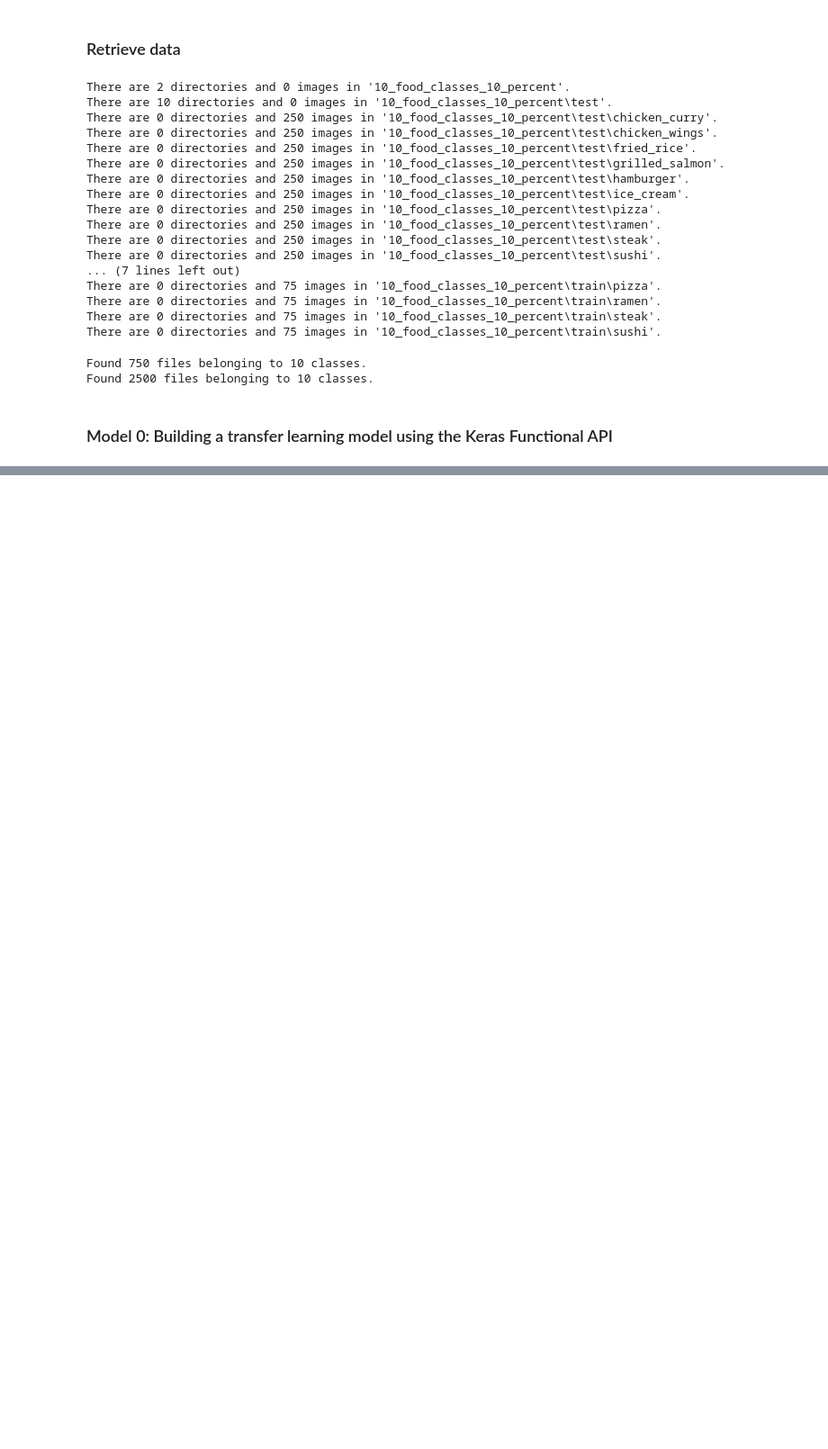
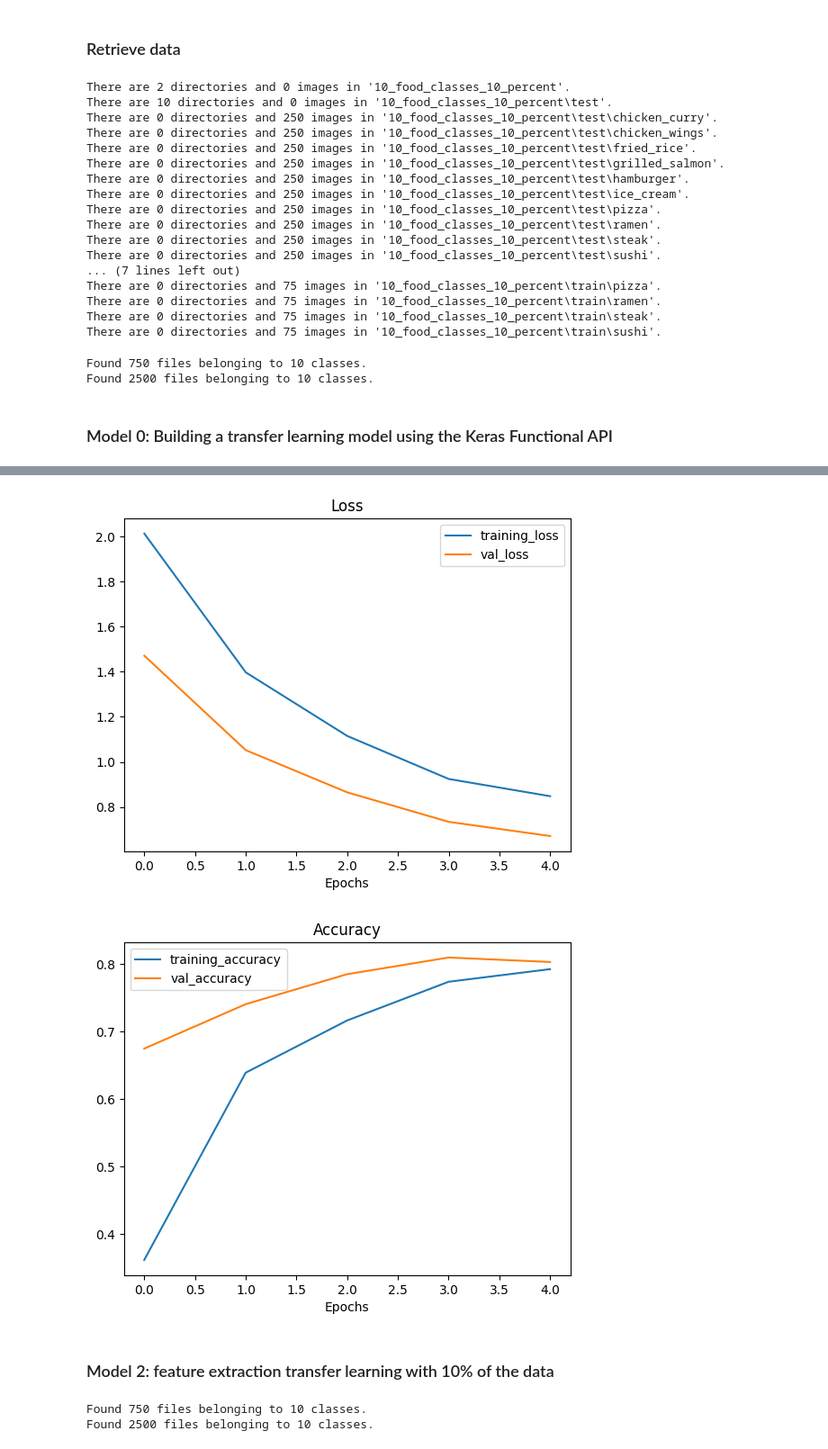
Before and after one commit to Eniss10/tensorflow-certification-prep, a Jupyter notebook: TensorFlow_Certification_Preparation_Transfer_Learning_Part_2.ipynb, the cells around one changed output, grey strips where cells are left out. Shown: that part at 90% size. Cells and saved outputs as stored; diff of their text form; code cells hidden in the pictures; blank space fills up the shorter version.

```diff
--- a/TensorFlow_Certification_Preparation_Transfer_Learning_Part_2.ipynb
+++ b/TensorFlow_Certification_Preparation_Transfer_Learning_Part_2.ipynb
@@ -140,0 +306,38 @@ plot_loss_curves(history=history)
+# %%
+tf.random.set_seed(42)
+# Setup input shape and base model, freezing the base model layers
+input_shape = (224, 224, 3)
+base_model = tf.keras.applications.efficientnet_v2.EfficientNetV2B0(include_top=False)
+base_model.trainable = False
+
+# Create input layer
+inputs = layers.Input(shape=input_shape, name="input_layer")
+
+# Add in data augmentation Sequential model as a layer
+x = data_augmentation(inputs)
+
+# Give base_model inputs (after augmentation) and don't train it
+x = base_model(x, training=False)
+
+# Pool output features of base model
+x = layers.GlobalAveragePooling2D(name="global_average_pooling_layer")(x)
+
+# Put a dense layer on as the output
+outputs = layers.Dense(10, activation="softmax", name="output_layer")(x)
+
+# Make a model with inputs and outputs
+model_1 = keras.Model(inputs, outputs)
+
+# Compile the model
+model_1.compile(loss="categorical_crossentropy",
+              optimizer=tf.keras.optimizers.Adam(),
+              metrics=["accuracy"])
+
+# Fit the model
+history_1_percent = model_1.fit(train_data_1_percent,
+                    epochs=5,
+                    steps_per_epoch=len(train_data_1_percent),
+                    validation_data=test_data,
+                    validation_steps=int(0.25* len(test_data)), # validate for less steps
+                    # Track model training logs
+                    callbacks=[create_tensorboard_callback("transfer_learning", "1_percent_data_aug")])
@@ -140,0 +390,8 @@ plot_loss_curves(history=history)
+# %%
+# How do the model with 1% of the data and data augmentation loss curves look?
+plot_loss_curves(history_1_percent)
+# %% [output]
+[figure, added]
+[figure, added]
+# %% [markdown]
+### Model 2: feature extraction transfer learning with 10% of the data
@@ -140,0 +401,12 @@ plot_loss_curves(history=history)
+# %%
+IMG_SIZE = (224, 224)
+train_data_10_percent = tf.keras.preprocessing.image_dataset_from_directory(train_dir_10_percent,
+                                                                            label_mode="categorical",
+                                                                            image_size=IMG_SIZE)
+
+test_data = tf.keras.preprocessing.image_dataset_from_directory(test_dir,
+                                                                            label_mode="categorical",
+                                                                            image_size=IMG_SIZE)
+# %% [output]
+Found 750 files belonging to 10 classes.
+Found 2500 files belonging to 10 classes.
```
Also changed, not shown: parts of 27 cells of this notebook.
